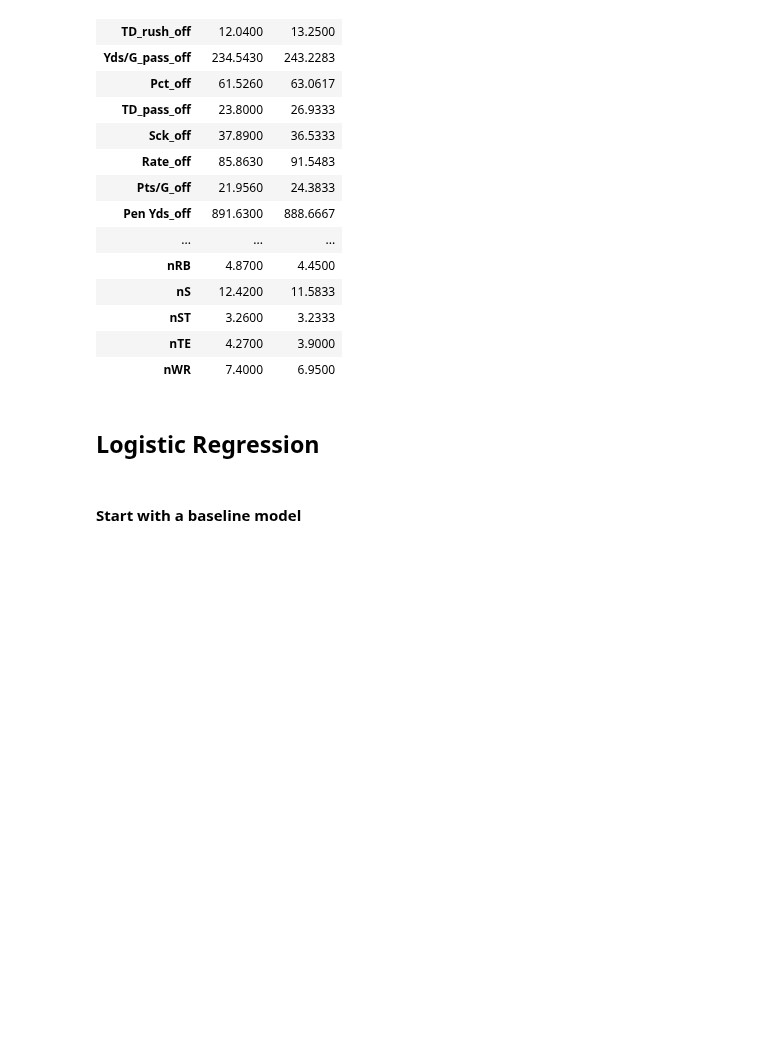
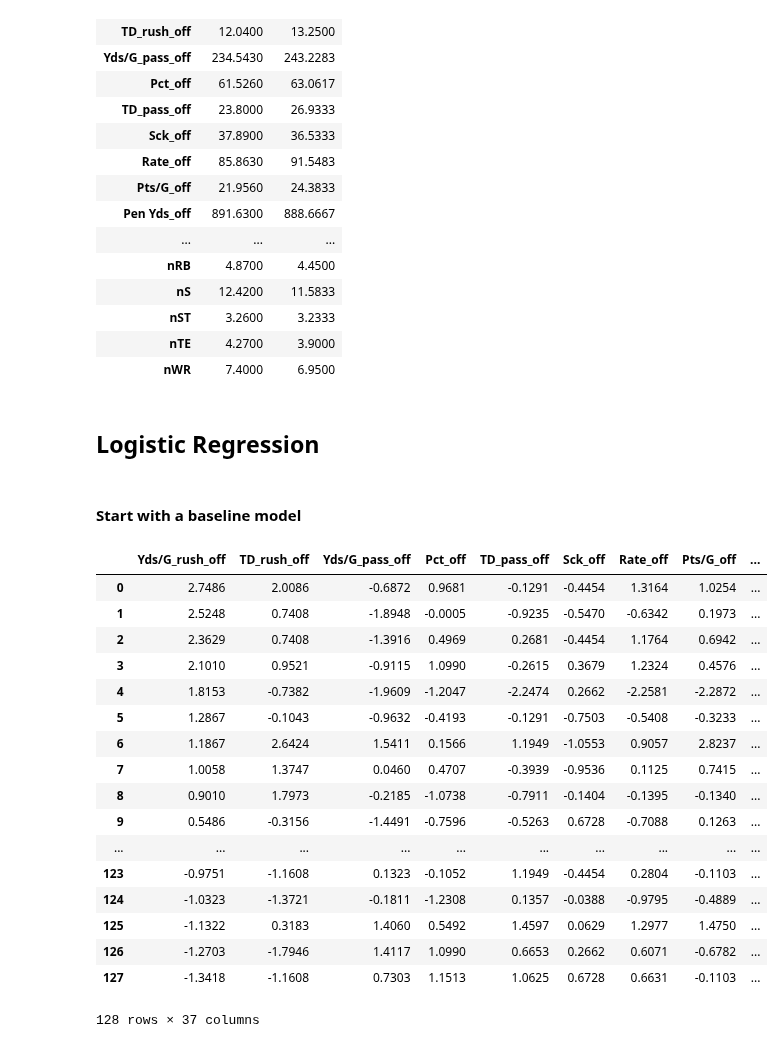
Before and after one commit to tsansom/Springboard-Data-Science, a Jupyter notebook: capstone_projects/nfl/3.3 - Predicting Playoffs.ipynb, the cells around one changed output. Cells and saved outputs as stored; diff of their text form; code cells hidden in the pictures; blank space fills up the shorter version.

```diff
--- a/capstone_projects/nfl/3.3 - Predicting Playoffs.ipynb
+++ b/capstone_projects/nfl/3.3 - Predicting Playoffs.ipynb
@@ -93,7 +93,10 @@ X = data[features]
 y = data[target_var]
 # %%
 scaler = StandardScaler()
-X = scaler.fit_transform(X)
+X = pd.DataFrame(scaler.fit_transform(X), index=X.index, columns=X.columns)
 # %%
 X_valid = X[data['Year'] == 2017]
 y_valid = y[data['Year'] == 2017]
+
+X = X.loc[data['Year'] < 2017]
+y = y.loc[data['Year'] < 2017]
@@ -104,0 +103,21 @@ sm = SMOTE(ratio=1.0, random_state=42)
+# %%
+X
+# %% [output]
+|  | Yds/G_rush_off | TD_rush_off | Yds/G_pass_off | Pct_off | TD_pass_off | Sck_off | Rate_off | Pts/G_off | ... |
+| 0 | 2.7486 | 2.0086 | -0.6872 | 0.9681 | -0.1291 | -0.4454 | 1.3164 | 1.0254 | ... |
+| 1 | 2.5248 | 0.7408 | -1.8948 | -0.0005 | -0.9235 | -0.5470 | -0.6342 | 0.1973 | ... |
+| 2 | 2.3629 | 0.7408 | -1.3916 | 0.4969 | 0.2681 | -0.4454 | 1.1764 | 0.6942 | ... |
+| 3 | 2.1010 | 0.9521 | -0.9115 | 1.0990 | -0.2615 | 0.3679 | 1.2324 | 0.4576 | ... |
+| 4 | 1.8153 | -0.7382 | -1.9609 | -1.2047 | -2.2474 | 0.2662 | -2.2581 | -2.2872 | ... |
+| 5 | 1.2867 | -0.1043 | -0.9632 | -0.4193 | -0.1291 | -0.7503 | -0.5408 | -0.3233 | ... |
+| 6 | 1.1867 | 2.6424 | 1.5411 | 0.1566 | 1.1949 | -1.0553 | 0.9057 | 2.8237 | ... |
+| 7 | 1.0058 | 1.3747 | 0.0460 | 0.4707 | -0.3939 | -0.9536 | 0.1125 | 0.7415 | ... |
+| 8 | 0.9010 | 1.7973 | -0.2185 | -1.0738 | -0.7911 | -0.1404 | -0.1395 | -0.1340 | ... |
+| 9 | 0.5486 | -0.3156 | -1.4491 | -0.7596 | -0.5263 | 0.6728 | -0.7088 | 0.1263 | ... |
+| ... | ... | ... | ... | ... | ... | ... | ... | ... | ... |
+| 123 | -0.9751 | -1.1608 | 0.1323 | -0.1052 | 1.1949 | -0.4454 | 0.2804 | -0.1103 | ... |
+| 124 | -1.0323 | -1.3721 | -0.1811 | -1.2308 | 0.1357 | -0.0388 | -0.9795 | -0.4889 | ... |
+| 125 | -1.1322 | 0.3183 | 1.4060 | 0.5492 | 1.4597 | 0.0629 | 1.2977 | 1.4750 | ... |
+| 126 | -1.2703 | -1.7946 | 1.4117 | 1.0990 | 0.6653 | 0.2662 | 0.6071 | -0.6782 | ... |
+| 127 | -1.3418 | -1.1608 | 0.7303 | 1.1513 | 1.0625 | 0.6728 | 0.6631 | -0.1103 | ... |
+128 rows × 37 columns
```
Also changed, not shown: parts of 2 cells of this notebook, 1 other file.
